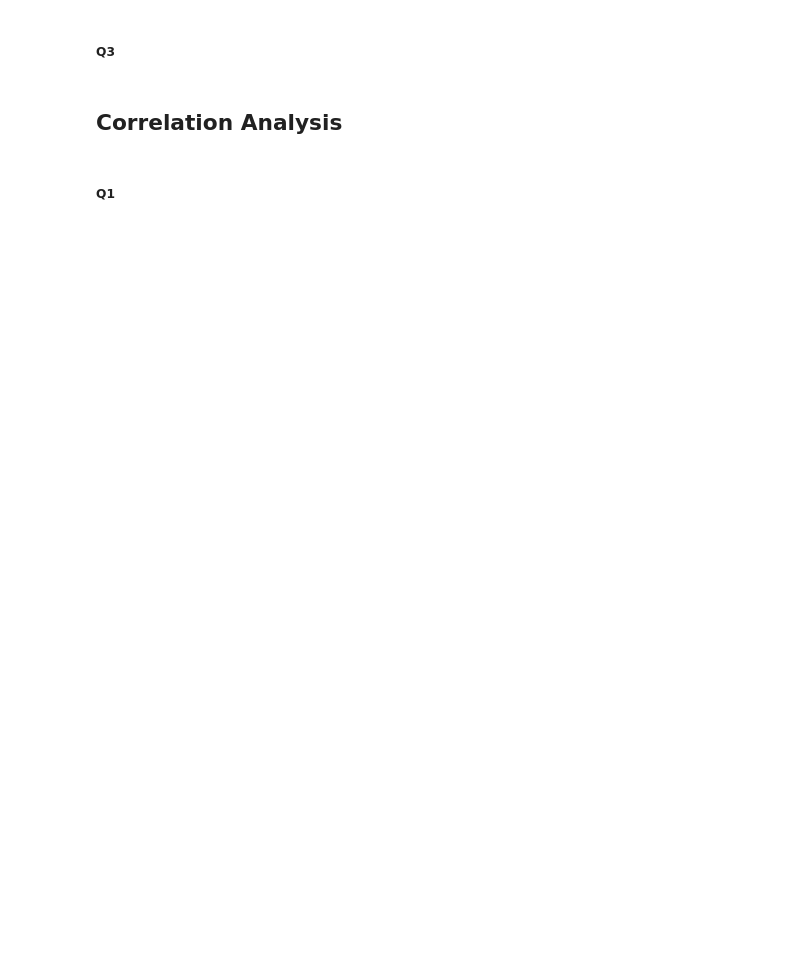
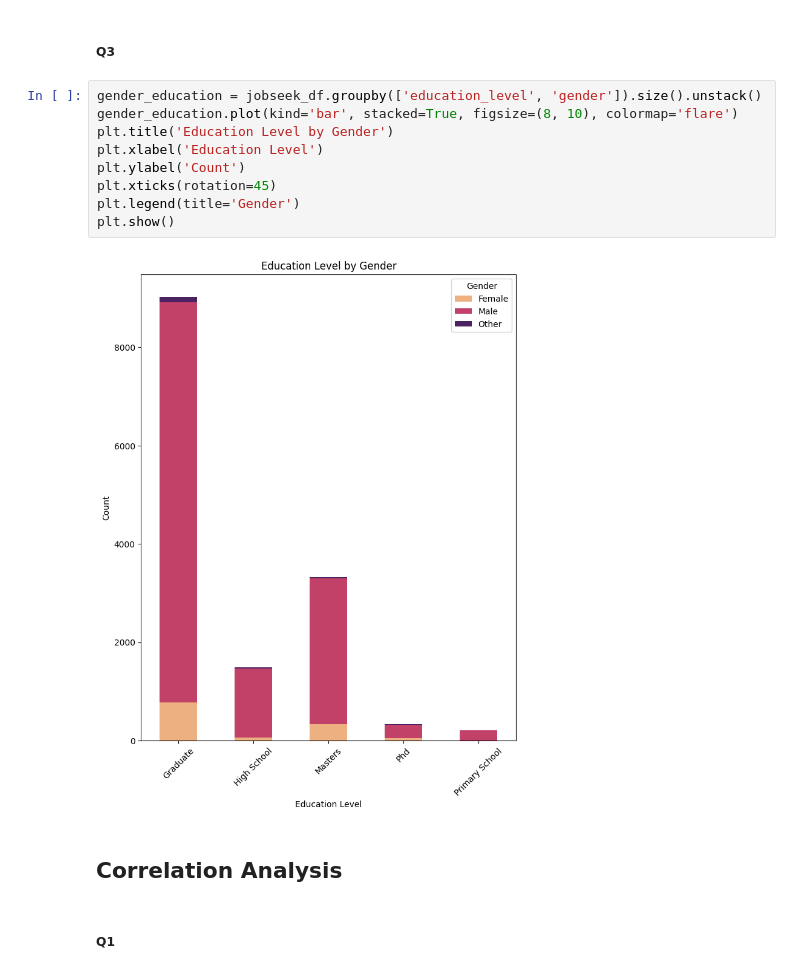
Before and after one commit to safwanakbar86/data_science_assgns, a Jupyter notebook: assgn2/a2.ipynb, the cells around one changed output. Saved outputs shown, nothing was run; the diff lists cells and outputs as text; blank space fills up the shorter version.

```diff
--- a/assgn2/a2.ipynb
+++ b/assgn2/a2.ipynb
@@ -251,5 +250,16 @@ plt.show()
 # %% [markdown]
 ##### Q3
+# %%
+gender_education = jobseek_df.groupby(['education_level', 'gender']).size().unstack()
+gender_education.plot(kind='bar', stacked=True, figsize=(8, 10), colormap='flare')
+plt.title('Education Level by Gender')
+plt.xlabel('Education Level')
+plt.ylabel('Count')
+plt.xticks(rotation=45)
+plt.legend(title='Gender')
+plt.show()
+# %% [output]
+[figure, added]
 # %% [markdown]
 ## Correlation Analysis
 # %% [markdown]
```
Also changed, not shown: parts of 5 cells of this notebook.
